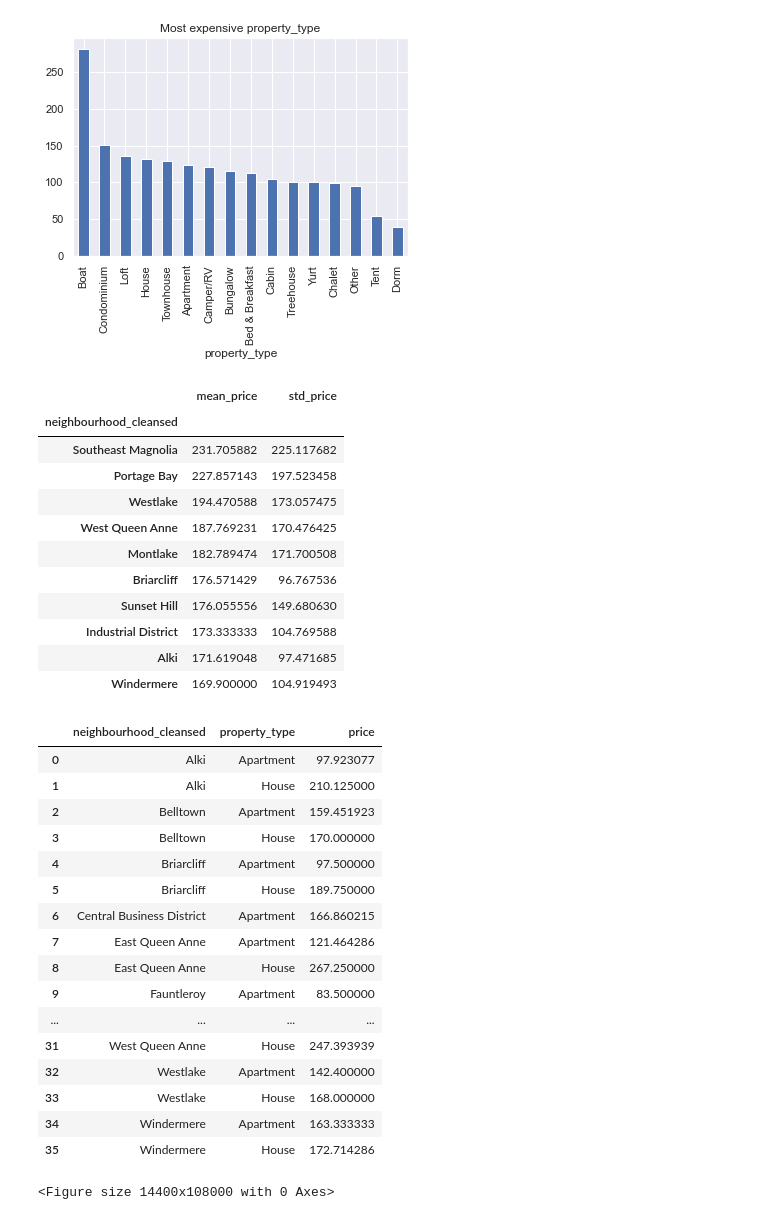
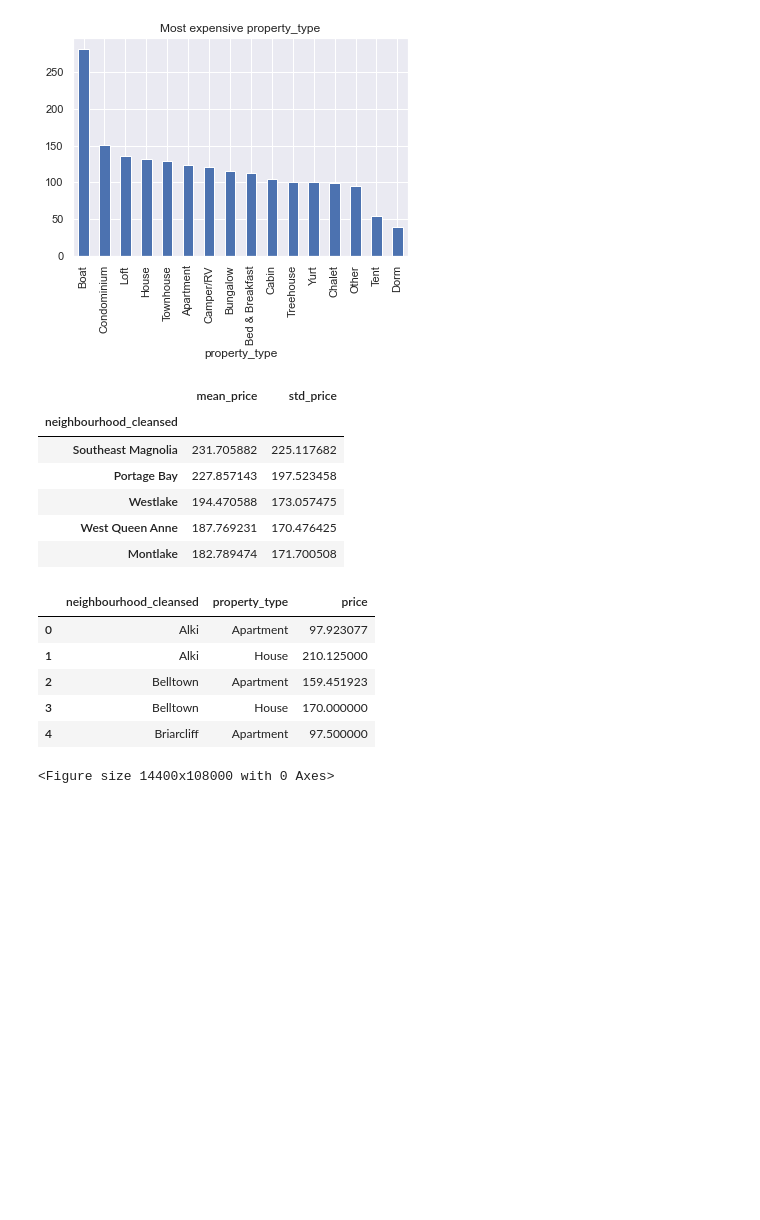
Before and after one commit to rachana-bisht/Airbnb-Seattle, a Jupyter notebook: seattle_airbnb.ipynb, the cells around one changed output. Drawn from its saved outputs; the diff is of its cells as text; code cells hidden in the pictures; blank space fills up the shorter version.

```diff
--- a/seattle_airbnb.ipynb
+++ b/seattle_airbnb.ipynb
@@ -237,7 +237,7 @@ neighborhood_df = neighborhood_mean_df.merge(neighborhood_std_df, on='neighbourh
 
 top_10 = neighborhood_df.index[:20].tolist() # the subset of neighborhoods we'll analyze for question three
 
-neighborhood_df.head(10)
+neighborhood_df.head(5)
 # %% [output]
 |  | mean_price | std_price |
 | neighbourhood_cleansed |  |  |
@@ -246,36 +246,20 @@ neighborhood_df.head(10)
 | Westlake | 194.470588 | 173.057475 |
 | West Queen Anne | 187.769231 | 170.476425 |
 | Montlake | 182.789474 | 171.700508 |
-| Briarcliff | 176.571429 | 96.767536 |
-| Sunset Hill | 176.055556 | 149.680630 |
-| Industrial District | 173.333333 | 104.769588 |
-| Alki | 171.619048 | 97.471685 |
-| Windermere | 169.900000 | 104.919493 |
 # %%
 # create a new dataframe showing the mean prices for the two most common property types- 'House', 'Apartment'
 property_types = ['House', 'Apartment']
 
 filtered_df = pd.DataFrame(listing.loc[listing['neighbourhood_cleansed'].isin(top_10) & listing['property_type'].isin(property_types)].groupby(['neighbourhood_cleansed', 'property_type']).mean()['price']).reset_index()
 # %%
-filtered_df
+filtered_df.head(5)
 # %% [output]
 |  | neighbourhood_cleansed | property_type | price |
 | 0 | Alki | Apartment | 97.923077 |
 | 1 | Alki | House | 210.125000 |
 | 2 | Belltown | Apartment | 159.451923 |
 | 3 | Belltown | House | 170.000000 |
 | 4 | Briarcliff | Apartment | 97.500000 |
-| 5 | Briarcliff | House | 189.750000 |
-| 6 | Central Business District | Apartment | 166.860215 |
-| 7 | East Queen Anne | Apartment | 121.464286 |
-| 8 | East Queen Anne | House | 267.250000 |
-| 9 | Fauntleroy | Apartment | 83.500000 |
-| ... | ... | ... | ... |
-| 31 | West Queen Anne | House | 247.393939 |
-| 32 | Westlake | Apartment | 142.400000 |
-| 33 | Westlake | House | 168.000000 |
-| 34 | Windermere | Apartment | 163.333333 |
-| 35 | Windermere | House | 172.714286 |
 # %%
 sns.set(style="whitegrid")
 
```
